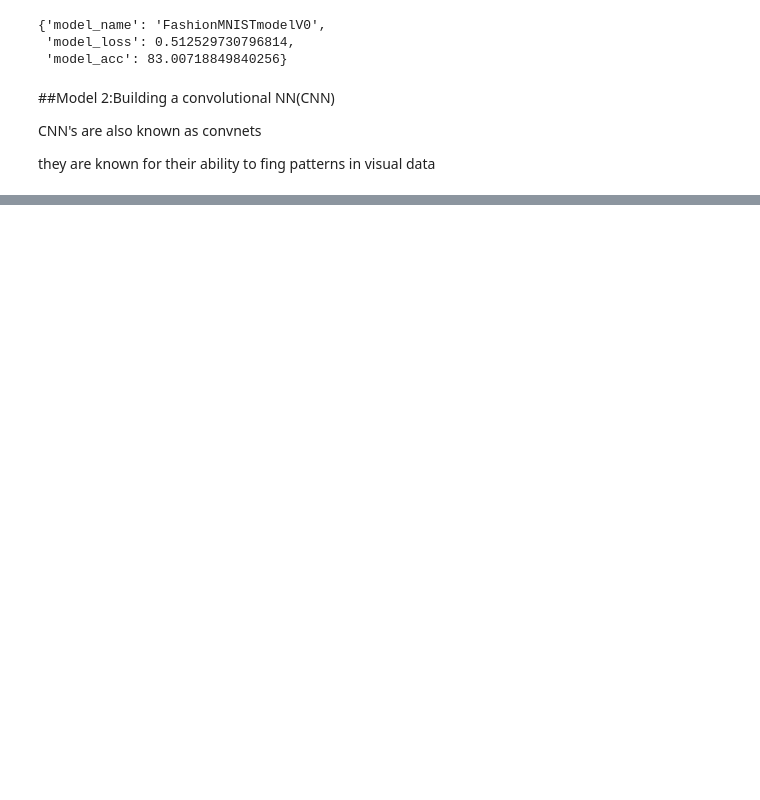
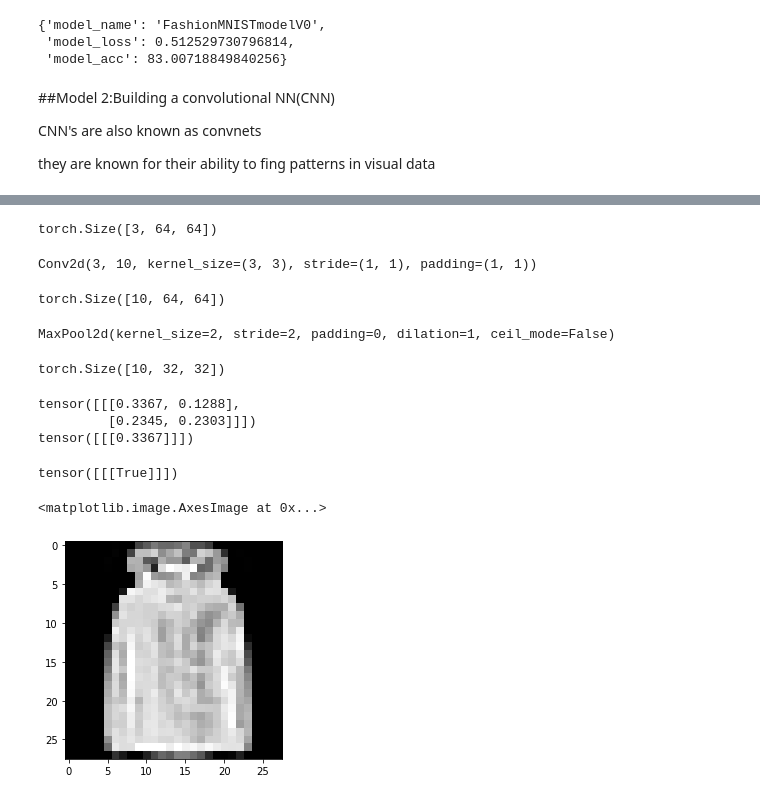
Before and after one commit to MananShukla7/Pytorch-CV, a Jupyter notebook: 04_Computer_Vision_Pytorch.ipynb, the cells around one changed output, grey strips where cells are left out. Drawn from its saved outputs; the diff is of its cells as text; code cells hidden in the pictures; blank space fills up the shorter version.

```diff
--- a/04_Computer_Vision_Pytorch.ipynb
+++ b/04_Computer_Vision_Pytorch.ipynb
@@ -568,7 +536,7 @@ class FashionMNISTmodelV1(nn.Module):
 torch.manual_seed(42)
 torch.cuda.manual_seed(42)
 
-model_1=FashionMNISTmodelV0(inp=784, #28x28
+model_1=FashionMNISTmodelV1(inp=784, #28x28
                             hidden=10,
                             outp=len(class_names)).to(device)
 model_1
@@ -677,3 +647,17 @@ Train time on cpu: -82.095 seconds
+# %%
+def accuracy_fn(y_true, y_pred):
+    """Calculates accuracy between truth labels and predictions.
+
+    Args:
+        y_true (torch.Tensor): Truth labels for predictions.
+        y_pred (torch.Tensor): Predictions to be compared to predictions.
+
+    Returns:
+        [torch.float]: Accuracy value between y_true and y_pred, e.g. 78.45
+    """
+    correct = torch.eq(y_true, y_pred).sum().item()
+    acc = (correct / len(y_pred)) * 100
+    return acc
 # %%
 import torchmetrics
 from tqdm.auto import tqdm
@@ -723,7 +707,7 @@ def test_step(model:torch.nn.Module,
   test_loss,test_acc=0,0
   model.eval()
   with torch.inference_mode():
-    for batch,(X,y) in enumerate(data):
+    for X,y in data:
       X,y=X.to(device),y.to(device)
 
       pred=model(X)
@@ -902,2 +888,62 @@ FashionMNISTmodelV2(
   )
 )
+# %%
+import torch
+from torch import nn
+X=torch.randn(3,64,64)
+
+X.shape
+# %% [output]
+torch.Size([3, 64, 64])
+# %%
+conv_layer=nn.Conv2d(in_channels=3,  #RGB
+                     out_channels=10,
+                     kernel_size=(3,3),
+                     stride=1,
+                     padding=1)
+conv_layer
+# %% [output]
+Conv2d(3, 10, kernel_size=(3, 3), stride=(1, 1), padding=(1, 1))
+# %%
+preds=conv_layer(X)
+preds.shape
+# %% [output]
+torch.Size([10, 64, 64])
+# %%
+pooling_layer=nn.MaxPool2d(kernel_size=2)
+pooling_layer
+# %% [output]
+MaxPool2d(kernel_size=2, stride=2, padding=0, dilation=1, ceil_mode=False)
+# %%
+pooled_preds=pooling_layer(preds)
+pooled_preds.shape
+# %% [output]
+torch.Size([10, 32, 32])
+# %%
+torch.manual_seed(42)
+rand_tensor=torch.randn(size=(1,2,2))
+
+max_pool=nn.MaxPool2d(kernel_size=2)
+
+max_pool_tensor=max_pool(rand_tensor)
+
+
+print(rand_tensor)
+
+max_nm=torch.max(rand_tensor)
+
+print(max_pool_tensor)
+
+max_nm==max_pool_tensor
+# %% [output]
+tensor([[[0.3367, 0.1288],
+         [0.2345, 0.2303]]])
+tensor([[[0.3367]]])
+tensor([[[True]]])
+# %%
+img,label=next(iter(train_dataloader))
+
+plt.imshow(img[0].squeeze(),cmap="gray")
+# %% [output]
+<matplotlib.image.AxesImage at 0x...>
+[figure, added]
```
Also changed, not shown: parts of 33 cells of this notebook.
